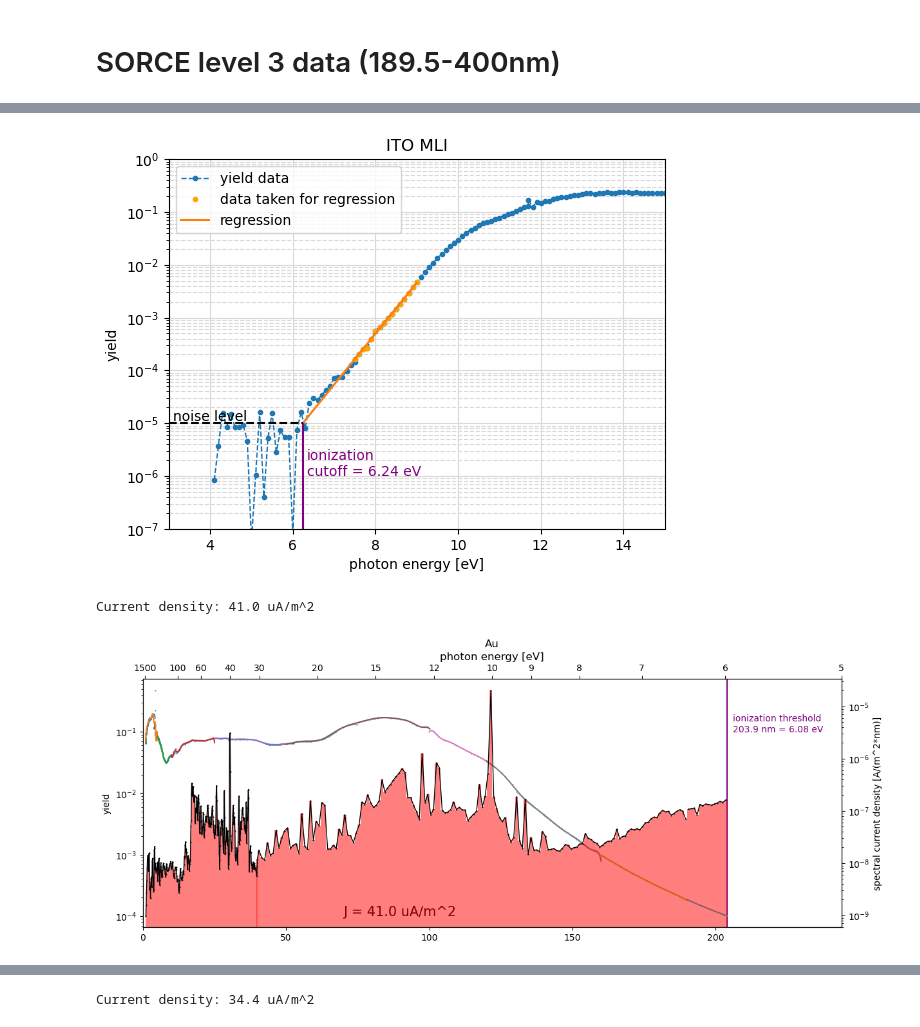
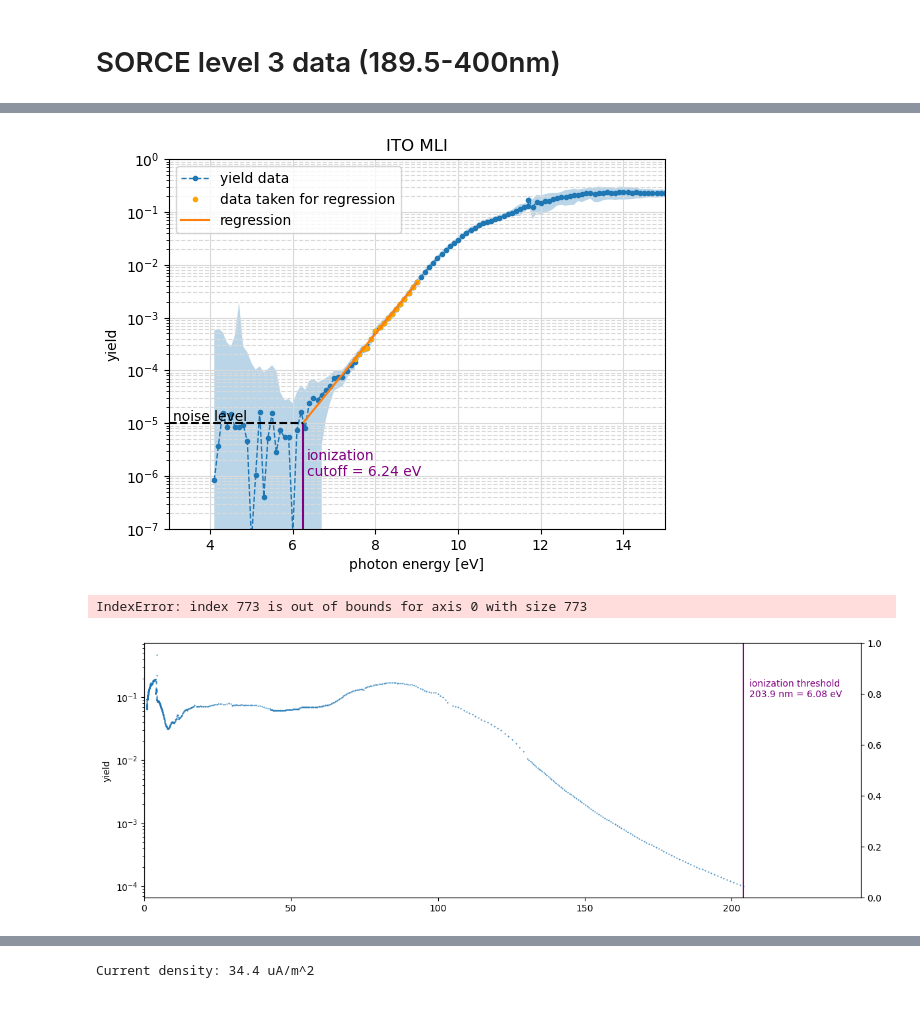
Before and after one commit to sebastiankalos/NYUAD_Elettra_Data_Analysis, a Jupyter notebook: ionization_limits.ipynb, the cells around one changed output, grey strips where cells are left out. Drawn from its saved outputs; the diff is of its cells as text; code cells hidden in the pictures.

Commit message:
added errors

```diff
--- a/ionization_limits.ipynb
+++ b/ionization_limits.ipynb
@@ -90,11 +91,12 @@ def read_text_file(filename):
 [Ti_full_E, Ti_full_TEY, Ti_full_TEY_err] = read_text_file('TEY_files/Ti_full_yield_NORM.txt')
 [ITO_MLI_aug22_full_E, ITO_MLI_aug22_full_TEY, ITO_MLI_aug22_full_TEY_err] = read_text_file('TEY_files/ITO_MLI_aug22_full_yield_NORM.txt')
 # %%
-def ion_cutoff(E_vals=list, TEY_vals=list,name=str,stop_noise_eV=float,start_eV=float,stop_eV=float,noise_override=float):
+def ion_cutoff(E_vals=list, TEY_vals=list,TEY_err_vals=list,name=str,stop_noise_eV=float,start_eV=float,stop_eV=float,noise_override=float):
     if stop_noise_eV>=start_eV:
         print('invalid eV interval chosen')
         return
     plt.plot(E_vals,TEY_vals,'--.',linewidth=1,label='yield data')
+    plt.fill_between(E_vals,TEY_vals+TEY_err_vals, TEY_vals-TEY_err_vals, alpha=0.3, joinstyle='round')
     plt.yscale('log')
     plt.xlim(3,15)
 
@@ -144,5 +146,5 @@ def ion_cutoff(E_vals=list, TEY_vals=list,name=str,stop_noise_eV=float,start_eV=
 
     return [round(ion_cutoff[0],2),new_E_vals,new_TEY_vals]
 # %%
-Au_ion_thresh,Au_E_NEW,Au_TEY_NEW = ion_cutoff(E_vals=Au_full_E, TEY_vals=Au_full_TEY,name='Au',stop_noise_eV=5.5,start_eV=7.5,stop_eV=9.5,noise_override=1e-4)
+Au_ion_thresh,Au_E_NEW,Au_TEY_NEW = ion_cutoff(E_vals=Au_full_E, TEY_vals=Au_full_TEY,TEY_err_vals=Au_full_TEY_err,name='Au',stop_noise_eV=5.5,start_eV=7.5,stop_eV=9.5,noise_override=1e-4)
 # %% [output]
@@ -174,7 +176,7 @@ Ti_ion_thresh,Ti_E_NEW,Ti_TEY_NEW=ion_cutoff(E_vals=Ti_full_E, TEY_vals=Ti_full_
 # %%
-ITO_ion_thresh,ITO_E_NEW,ITO_TEY_NEW=ion_cutoff(E_vals=ITO_MLI_aug22_full_E, TEY_vals=ITO_MLI_aug22_full_TEY,name='ITO MLI',stop_noise_eV=5.8,start_eV=7.5,stop_eV=9,noise_override=1e-5)
+ITO_ion_thresh,ITO_E_NEW,ITO_TEY_NEW=ion_cutoff(E_vals=ITO_MLI_aug22_full_E, TEY_vals=ITO_MLI_aug22_full_TEY,TEY_err_vals=ITO_MLI_aug22_full_TEY_err,name='ITO MLI',stop_noise_eV=5.8,start_eV=7.5,stop_eV=9,noise_override=1e-5)
 # %% [output]
-[figure, old version]
+[figure, new version]
 # %%
 def convert_eV_to_nm(energy_eV_list):
     # a simple function that takes a list with photon energy values (in eV) and converts them into wavelength (in nm)
@@ -207,7 +209,7 @@ def split_to_fit(eV_list=list,TEY_list=list,nm_limits=list,orders=list):
 import warnings
 warnings.filterwarnings('ignore')# just to get rid of annoying texts being printed in output
 # %%
-def integrate_J(eV_list=list,TEY_list=list,name=str,ion_threshold_eV=float):
+def integrate_J(eV_list=list,TEY_list=list,TEY_err_list=list,irradiance_stdev=list,name=str,ion_threshold_eV=float):
     ion_thresh_nm = convert_eV_to_nm([ion_threshold_eV])[0] #convert inonization threshold to nm
     #wavelengths (nm) at which yield data shall be split into regions (for polynomial fitting):
 
@@ -228,6 +230,7 @@ def integrate_J(eV_list=list,TEY_list=list,name=str,ion_threshold_eV=float):
     ax1.set_ylabel('yield')
 
     fits = split_to_fit(eV_list=eV_list,TEY_list=TEY_list,nm_limits=lims,orders=orders) #find the polynomial fits to yield
+    err_fits = split_to_fit(eV_list=eV_list,TEY_list=TEY_err_list,nm_limits=lims,orders=orders)
 
     regs = []
     for i in range(len(lims)-1):
@@ -242,8 +245,8 @@ def integrate_J(eV_list=list,TEY_list=list,name=str,ion_threshold_eV=float):
     #[nm,flux] = el_flux(wavelength,irradiance,lims,fits)
     J=0 #initial current density before the integral is performed
     if True:
-        spectral_flux = []
-        used_lambda = []
+        spectral_flux,spectral_flux_err,used_lambda = [],[],[]
+
         for i in range(len(wavelength)):
             if i+1<len(wavelength):
                 d_nm=(wavelength[i+1]-wavelength[i])
@@ -258,9 +261,17 @@ def integrate_J(eV_list=list,TEY_list=list,name=str,ion_threshold_eV=float):
 
             if flag: #if the region is indeed found
                 fit = fits[current_reg] #fit takes in wavelength in nm, not m!
+
                 spectral_flux_val = fit(lambda_val)*irr_val*(lambda_val*1e-9)/(h*c) # * d_lambda only in the full integral, not spectrum!
                 spectral_flux.append(spectral_flux_val)
                 used_lambda.append(lambda_val)
+
+                err_fit = err_fits[current_reg]
+                dY = err_fit(lambda_val)
+                dF = irradiance_stdev[i]
+                spectral_flux_val_err = 1/(h*c)*np.sqrt((irr_val*lambda_val*1e-9*dY)**2 + (fit(lambda_val)*lambda_val*1e-9*dF)**2 + (fit(lambda_val)*irr_val*d_nm*1e-9)**2)
+                spectral_flux_err.append(spectral_flux_val_err)
+                spectral_J_err=spectral_flux_err*eV
 
                 if math.isnan(spectral_flux_val):
                     #print("problem with spectral flux value at {:.0f} nm".format(lambda_val))
@@ -301,12 +312,12 @@ def integrate_J(eV_list=list,TEY_list=list,name=str,ion_threshold_eV=float):
 
     print('Current density: {:.1f} uA/m^2'.format(J*1e6))
 
-    return round(J*1e6,2) #return current density in microamps/m^2, rounded to two decimals
+    return round(J*1e6,2),spectral_J_err #return current density in microamps/m^2, rounded to two decimals
 # %%
-Au_J=integrate_J(eV_list=Au_E_NEW,TEY_list=Au_TEY_NEW,name='Au',ion_threshold_eV=Au_ion_thresh)
+[Au_J,Au_J_spect_err]=integrate_J(eV_list=Au_E_NEW,TEY_list=Au_TEY_NEW,TEY_err_list=Au_full_TEY_err,irradiance_stdev=irr_stdev,name='Au',ion_threshold_eV=Au_ion_thresh)
 # %% [output]
-Current density: 41.0 uA/m^2
+IndexError: index 773 is out of bounds for axis 0 with size 773
-[figure, old version]
+[figure, new version]
 # %%
 Mg_alloy_J=integrate_J(eV_list=Mg_alloy_E_NEW,TEY_list=Mg_alloy_TEY_NEW,name='Mg Alloy',ion_threshold_eV=Mg_alloy_ion_thresh)
 # %% [output]
```
Also changed, not shown: parts of 18 cells of this notebook, 11 other files.
